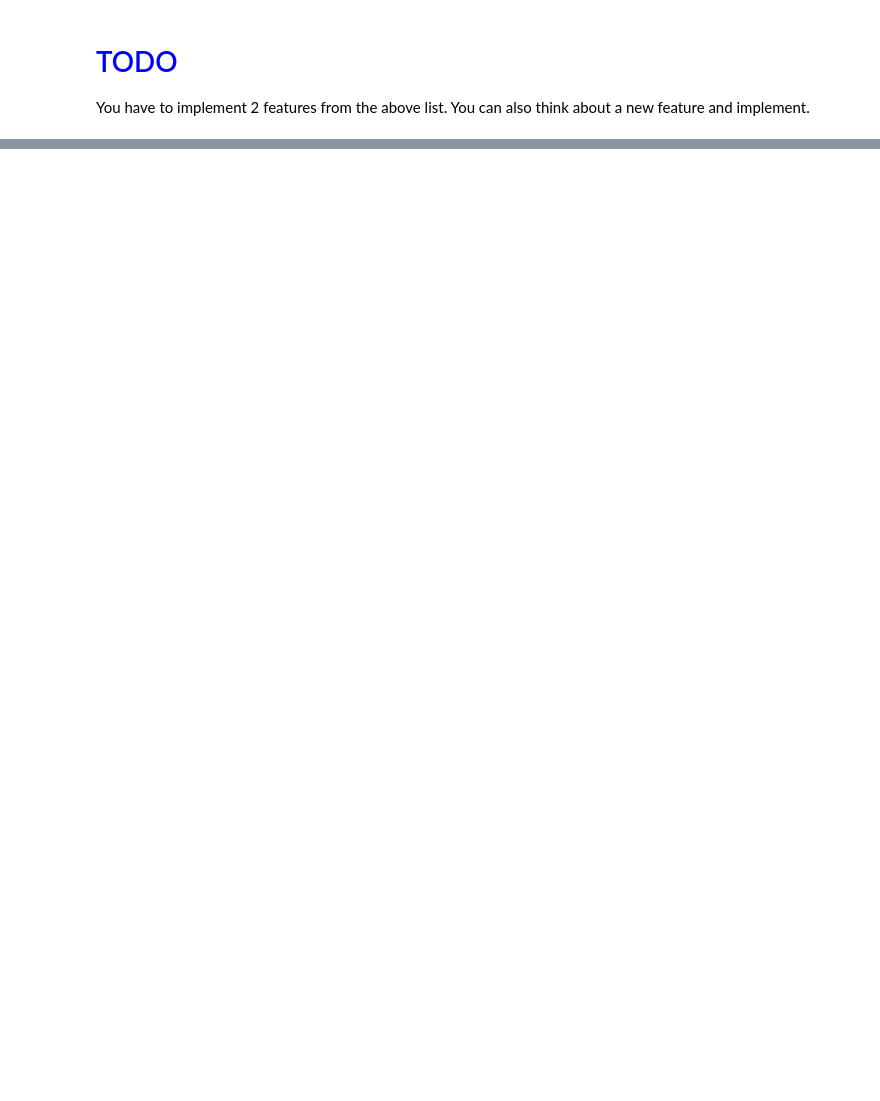
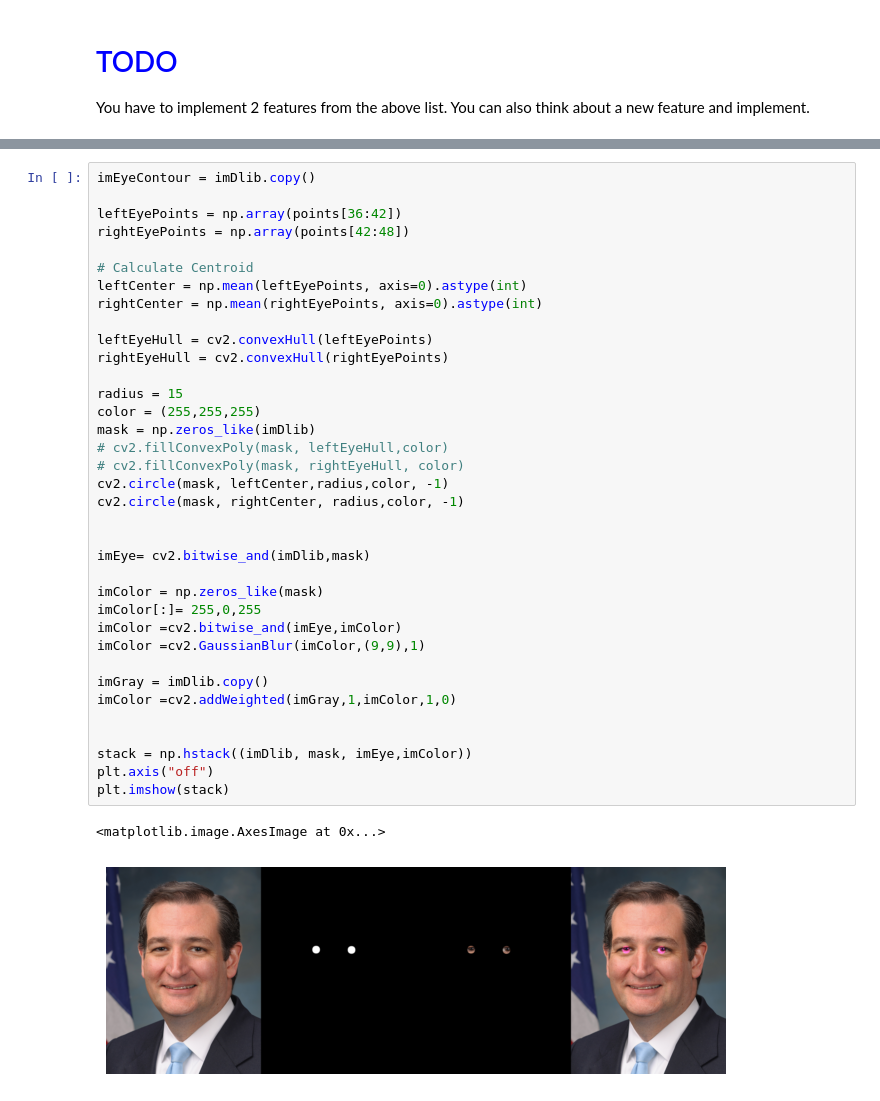
Before and after one commit to DastanIqbal/LearnOpenCV, a Jupyter notebook: src/OpenCV/dlap/project1-virtual-makeup/Virtual-Makeup.ipynb, the cells around one changed output, grey strips where cells are left out. Saved outputs shown, nothing was run; the diff lists cells and outputs as text; blank space fills up the shorter version.

```diff
--- a/src/OpenCV/dlap/project1-virtual-makeup/Virtual-Makeup.ipynb
+++ b/src/OpenCV/dlap/project1-virtual-makeup/Virtual-Makeup.ipynb
@@ -84,0 +228,39 @@ Write code for the first feature you want to implement from the above list. Disp
+# %%
+imEyeContour = imDlib.copy()
+
+leftEyePoints = np.array(points[36:42])
+rightEyePoints = np.array(points[42:48])
+
+# Calculate Centroid
+leftCenter = np.mean(leftEyePoints, axis=0).astype(int)
+rightCenter = np.mean(rightEyePoints, axis=0).astype(int)
+
+leftEyeHull = cv2.convexHull(leftEyePoints)
+rightEyeHull = cv2.convexHull(rightEyePoints)
+
+radius = 15
+color = (255,255,255)
+mask = np.zeros_like(imDlib)
+# cv2.fillConvexPoly(mask, leftEyeHull,color)
+# cv2.fillConvexPoly(mask, rightEyeHull, color)
+cv2.circle(mask, leftCenter,radius,color, -1)
+cv2.circle(mask, rightCenter, radius,color, -1)
+
+
+imEye= cv2.bitwise_and(imDlib,mask)
+
+imColor = np.zeros_like(mask)
+imColor[:]= 255,0,255
+imColor =cv2.bitwise_and(imEye,imColor)
+imColor =cv2.GaussianBlur(imColor,(9,9),1)
+
+imGray = imDlib.copy()
+imColor =cv2.addWeighted(imGray,1,imColor,1,0)
+
+
+stack = np.hstack((imDlib, mask, imEye,imColor))
+plt.axis("off")
+plt.imshow(stack)
+# %% [output]
+<matplotlib.image.AxesImage at 0x...>
+[figure, added]
```
Also changed, not shown: parts of 17 cells of this notebook, 5 other files.
